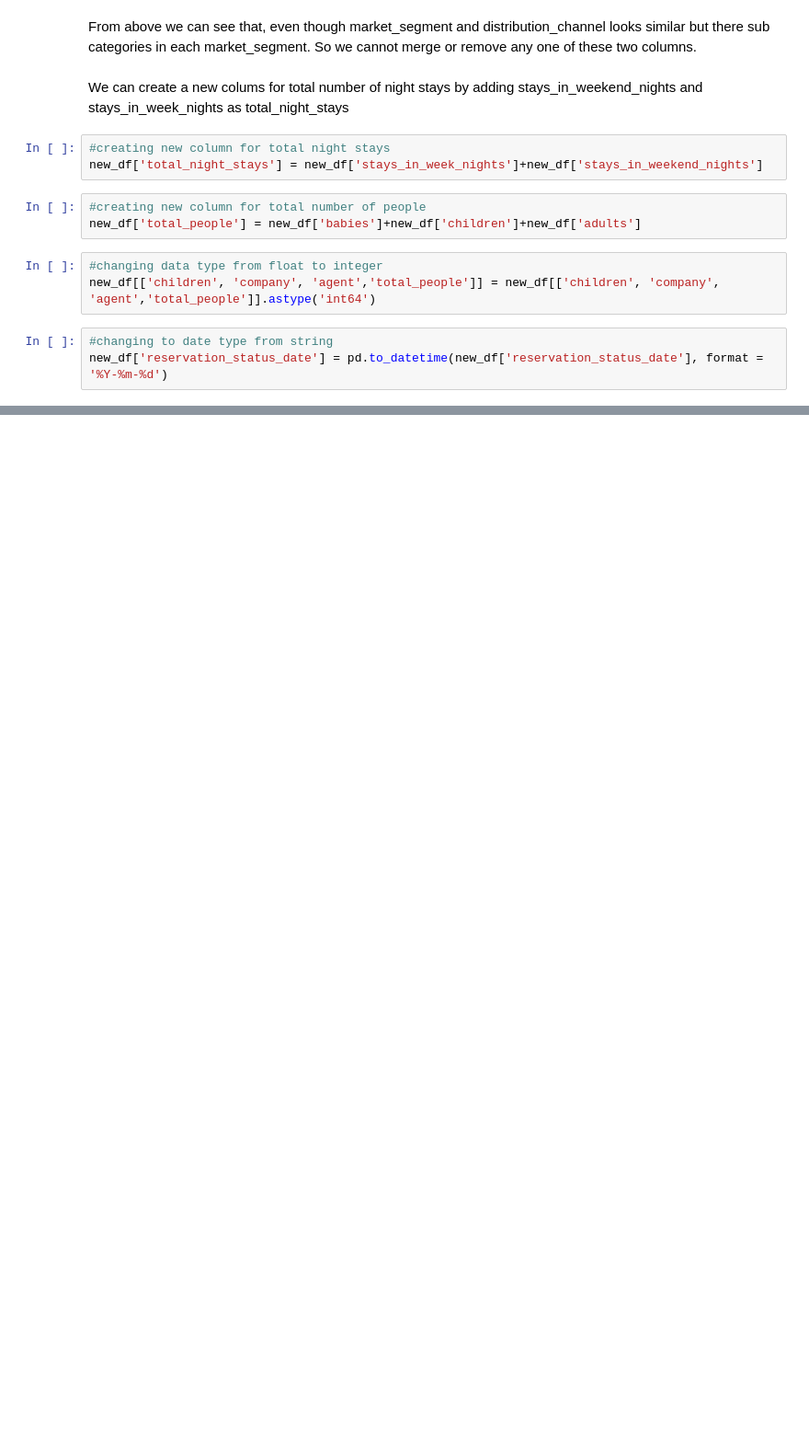
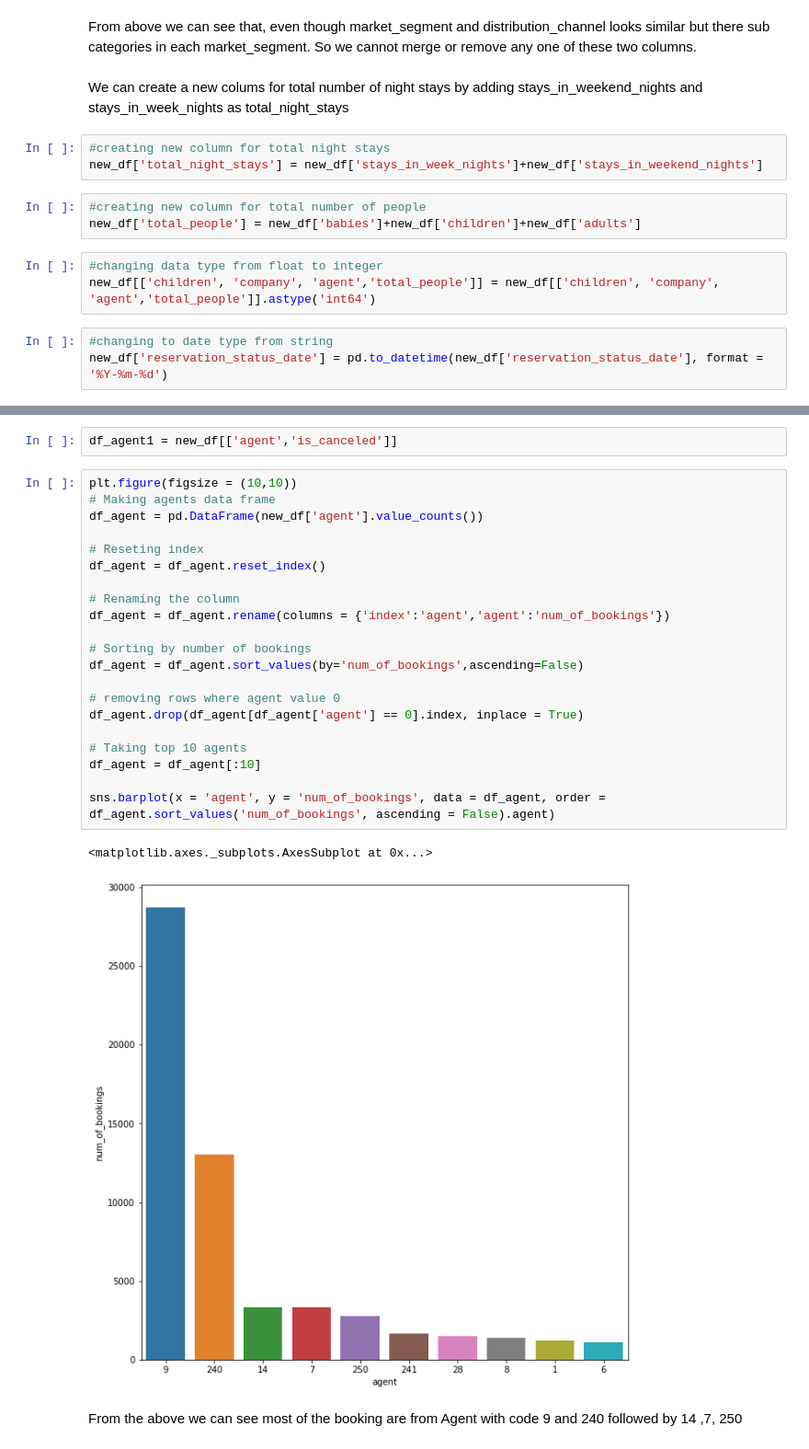
Before and after one commit to Haseeb227/Hotel-Booking-Analysis, a Jupyter notebook: Hotel_Booking_Analysis_Capstone_Project.ipynb, the cells around one changed output, grey strips where cells are left out. Shown at 92% size. Saved outputs shown, nothing was run; the diff lists cells and outputs as text; blank space fills up the shorter version.

```diff
--- a/Hotel_Booking_Analysis_Capstone_Project.ipynb
+++ b/Hotel_Booking_Analysis_Capstone_Project.ipynb
@@ -280,0 +352,28 @@ new_df['reservation_status_date'] = pd.to_datetime(new_df['reservation_status_da
+# %%
+df_agent1 = new_df[['agent','is_canceled']]
+# %%
+plt.figure(figsize = (10,10))
+# Making agents data frame
+df_agent = pd.DataFrame(new_df['agent'].value_counts())
+
+# Reseting index
+df_agent = df_agent.reset_index()
+
+# Renaming the column
+df_agent = df_agent.rename(columns = {'index':'agent','agent':'num_of_bookings'})
+
+# Sorting by number of bookings
+df_agent = df_agent.sort_values(by='num_of_bookings',ascending=False)
+
+# removing rows where agent value 0
+df_agent.drop(df_agent[df_agent['agent'] == 0].index, inplace = True)
+
+# Taking top 10 agents
+df_agent = df_agent[:10]
+
+sns.barplot(x = 'agent', y = 'num_of_bookings', data = df_agent, order = df_agent.sort_values('num_of_bookings', ascending = False).agent)
+# %% [output]
+<matplotlib.axes._subplots.AxesSubplot at 0x...>
+[figure, added]
+# %% [markdown]
+From the above we can see most of the booking are from Agent with code 9 and 240 followed by 14 ,7, 250
```
Also changed, not shown: parts of 14 cells of this notebook.
